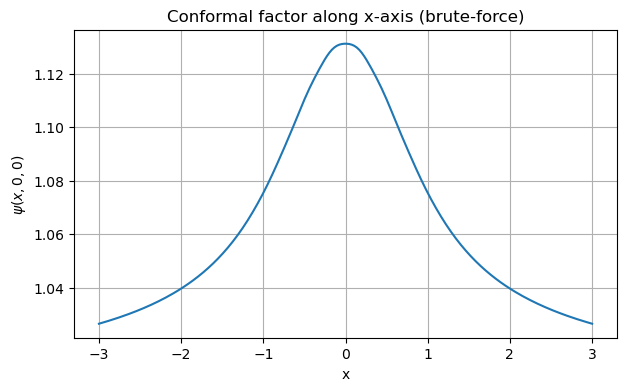
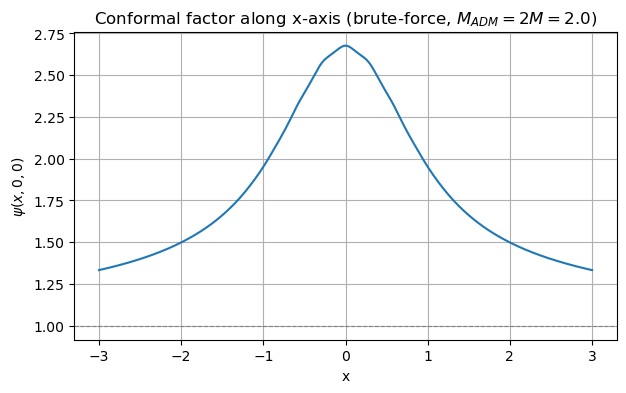
Unified diff of the notebook cell whose output changed from the first chart to the second:
--- before
+++ after
@@ -1,3 +1,4 @@
 # Step 12: evaluate psi along the x-axis at y=z=0 using brute-force summation.
+# ψ(r) = 1 − Σ_a m_a / |r − r_a|  (1/(4π) absorbed into masses)
 K = 200
 xline = np.linspace(-3.0, 3.0, K)
@@ -7,7 +8,8 @@
 plt.figure(figsize=(7, 4))
 plt.plot(xline, psi_line)
+plt.axhline(1.0, color='gray', ls='--', lw=0.8)
 plt.xlabel('x')
 plt.ylabel(r'$\psi(x,0,0)$')
-plt.title('Conformal factor along x-axis (brute-force)')
+plt.title(r'Conformal factor along x-axis (brute-force, $M_{ADM}=2M=$' + f'{2*M})')
 plt.grid(True)
 plt.show()

Commit: (!) an extra 1/4pi factor and M_ADM = 2*M